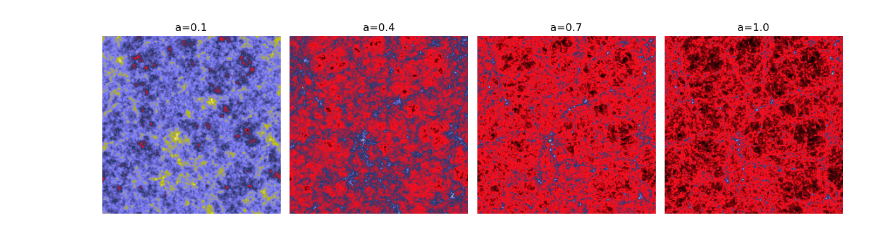
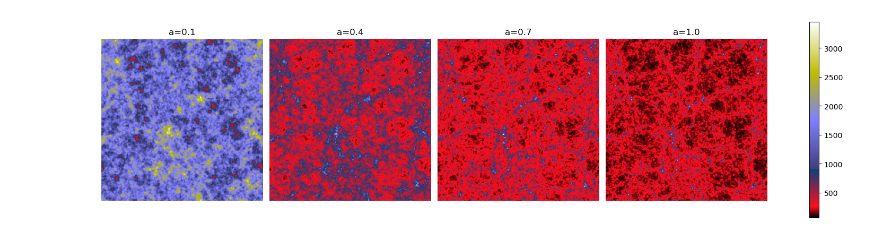
Before and after one commit to hsimonfroy/montecosmo, a Jupyter notebook: intro/JaxPM_Introduction.ipynb, the cells around one changed output. Saved outputs shown, nothing was run; the diff lists cells and outputs as text; code cells hidden in the pictures.

```diff
--- a/intro/JaxPM_Introduction.ipynb
+++ b/intro/JaxPM_Introduction.ipynb
@@ -57,11 +59,13 @@ cosmology = jc.Planck15(Omega_c=0.25, sigma8=0.8)
 res = run_simulation(cosmology)
 # %timeit res = run_simulation(cosmology)
 # %%
-plt.figure(figsize=[12,6])
+plt.figure(figsize=[16,4])
 for i_snapshot in range(n_snapshots):
     plt.subplot(1,n_snapshots,i_snapshot+1)
     plt.imshow(cic_paint(jnp.zeros(mesh_shape), res[i_snapshot]).sum(axis=0),cmap='gist_stern')
     plt.title(f"a={snapshots[i_snapshot]:.1f}");
-    plt.axis("off"), plt.tight_layout();
+    plt.axis("off")
+plt.tight_layout();
+plt.colorbar(ax=plt.gcf().axes);
 # %% [output]
-[figure, old version]
+[figure, new version]
```
Also changed, not shown: parts of 3 cells of this notebook, 2 other files.
